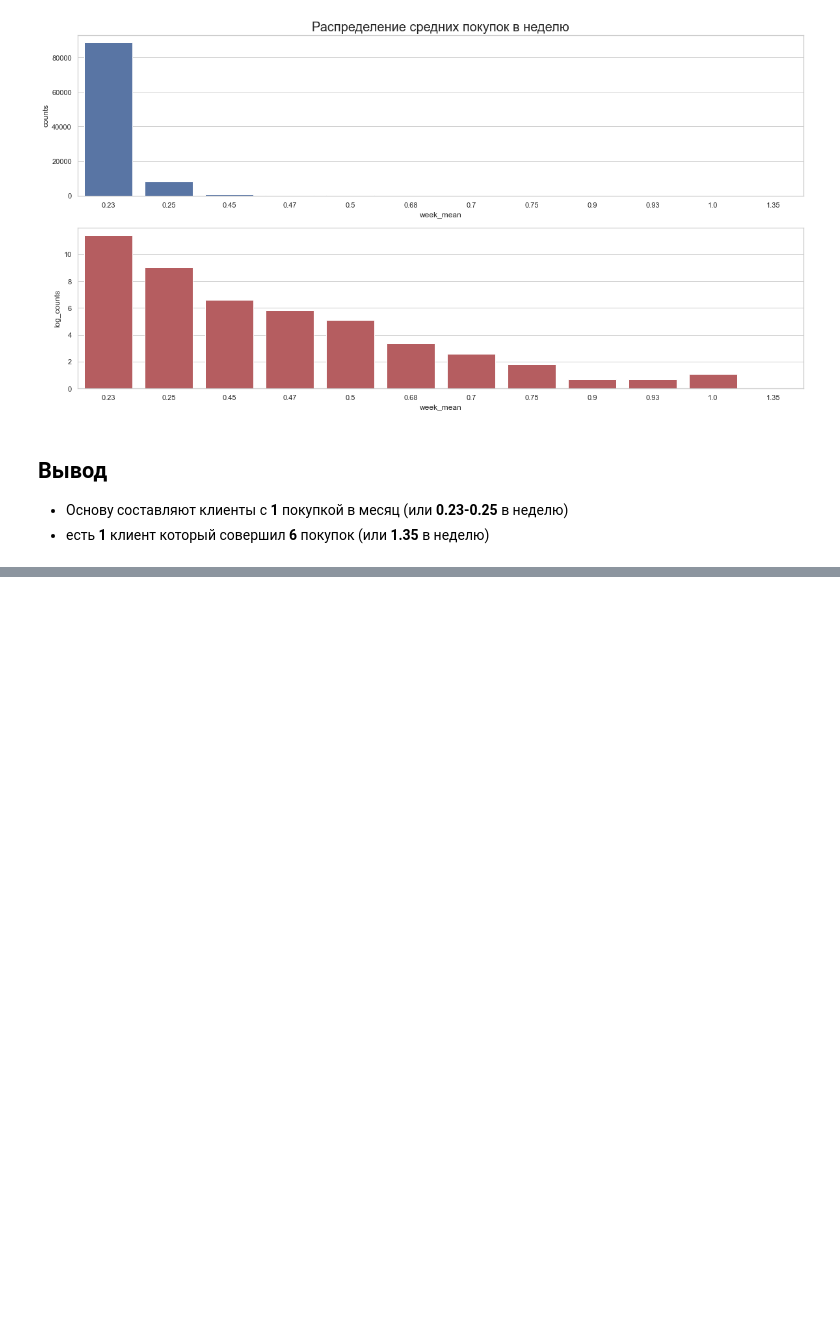
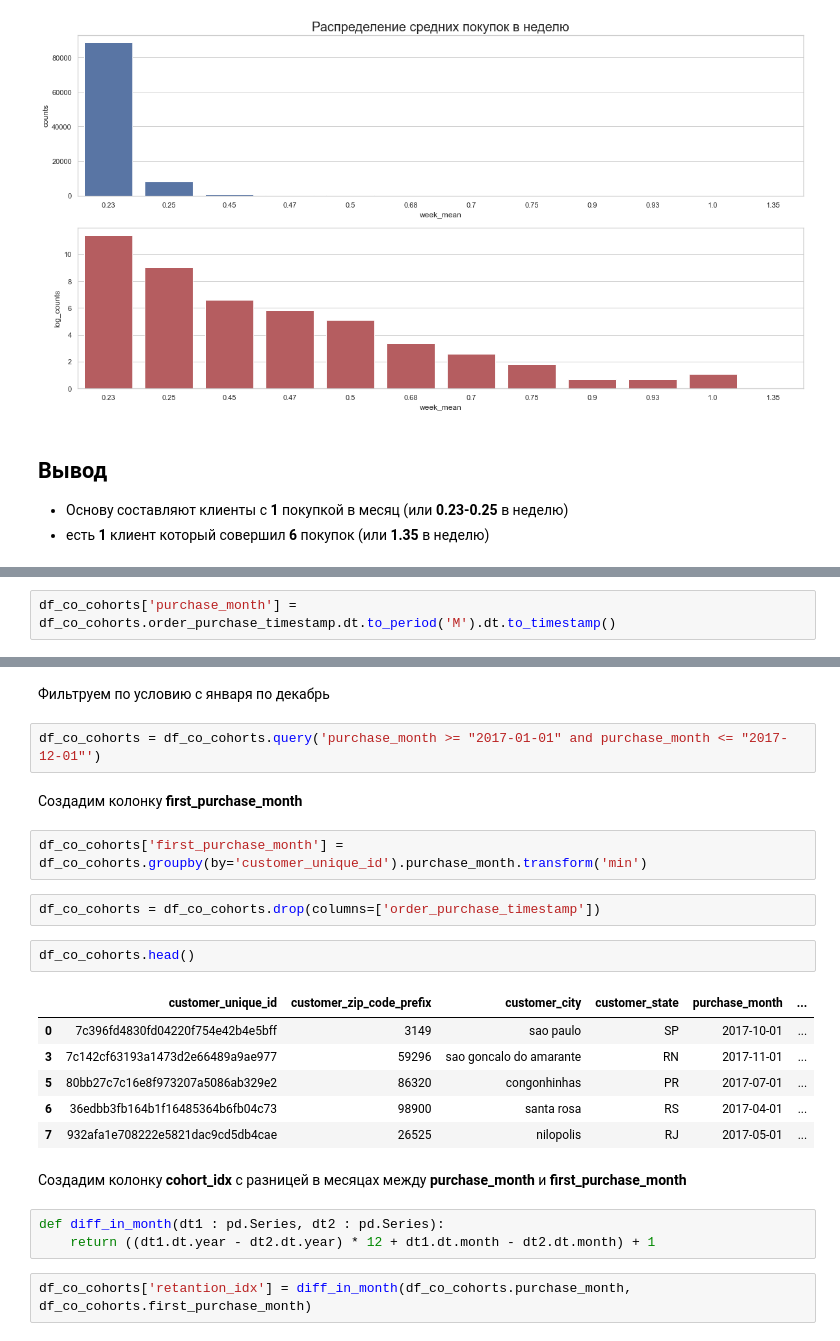
Before and after one commit to PavelSyr/da_karpov.cources_first.project, a Jupyter notebook: pavel_syrnev_15.04_p-syrnev/variant1/e-commerce.ipynb, the cells around one changed output, grey strips where cells are left out. Saved outputs shown, nothing was run; the diff lists cells and outputs as text; blank space fills up the shorter version.

```diff
--- a/pavel_syrnev_15.04_p-syrnev/variant1/e-commerce.ipynb
+++ b/pavel_syrnev_15.04_p-syrnev/variant1/e-commerce.ipynb
@@ -683,0 +717,2 @@ plt.show()
+# %%
+df_co_cohorts['purchase_month'] = df_co_cohorts.order_purchase_timestamp.dt.to_period('M').dt.to_timestamp()
@@ -683,0 +731,26 @@ plt.show()
+# %% [markdown]
+Фильтруем по условию с января по декабрь
+# %%
+df_co_cohorts = df_co_cohorts.query('purchase_month >= "2017-01-01" and purchase_month <= "2017-12-01"')
+# %% [markdown]
+Cоздадим колонку **first_purchase_month**
+# %%
+df_co_cohorts['first_purchase_month'] = df_co_cohorts.groupby(by='customer_unique_id').purchase_month.transform('min')
+# %%
+df_co_cohorts = df_co_cohorts.drop(columns=['order_purchase_timestamp'])
+# %%
+df_co_cohorts.head()
+# %% [output]
+|  | customer_unique_id | customer_zip_code_prefix | customer_city | customer_state | purchase_month | ... |
+| 0 | 7c396fd4830fd04220f754e42b4e5bff | 3149 | sao paulo | SP | 2017-10-01 | ... |
+| 3 | 7c142cf63193a1473d2e66489a9ae977 | 59296 | sao goncalo do amarante | RN | 2017-11-01 | ... |
+| 5 | 80bb27c7c16e8f973207a5086ab329e2 | 86320 | congonhinhas | PR | 2017-07-01 | ... |
+| 6 | 36edbb3fb164b1f16485364b6fb04c73 | 98900 | santa rosa | RS | 2017-04-01 | ... |
+| 7 | 932afa1e708222e5821dac9cd5db4cae | 26525 | nilopolis | RJ | 2017-05-01 | ... |
+# %% [markdown]
+Cоздадим колонку **cohort_idx** с разницей в месяцах между **purchase_month** и **first_purchase_month**
+# %%
+def diff_in_month(dt1 : pd.Series, dt2 : pd.Series):
+    return ((dt1.dt.year - dt2.dt.year) * 12 + dt1.dt.month - dt2.dt.month) + 1
+# %%
+df_co_cohorts['retantion_idx'] = diff_in_month(df_co_cohorts.purchase_month, df_co_cohorts.first_purchase_month)
```
Also changed, not shown: parts of 18 cells of this notebook.
